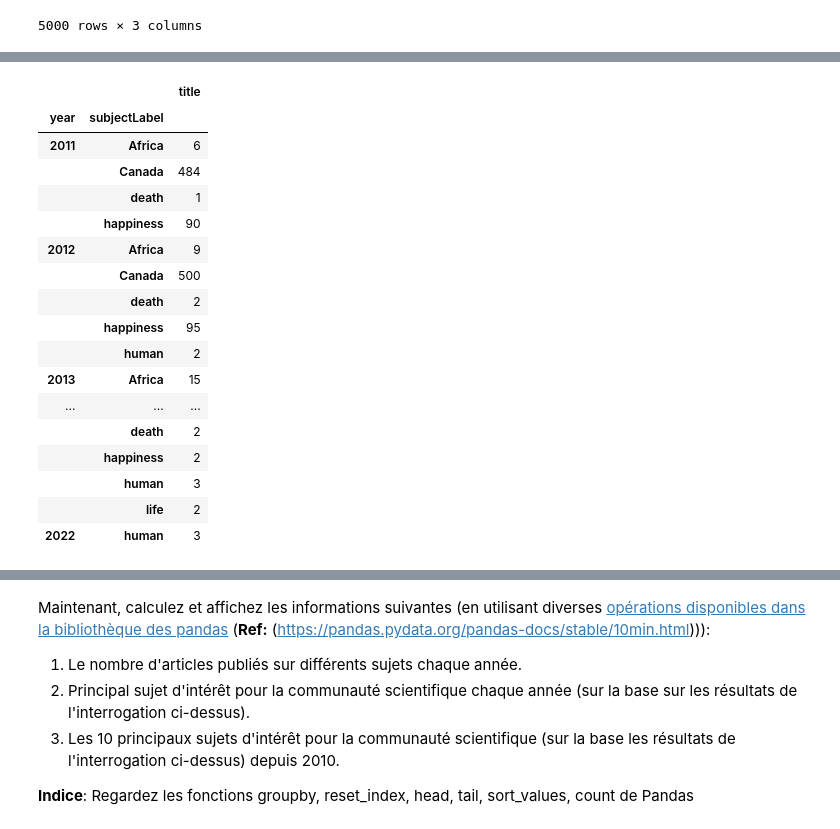
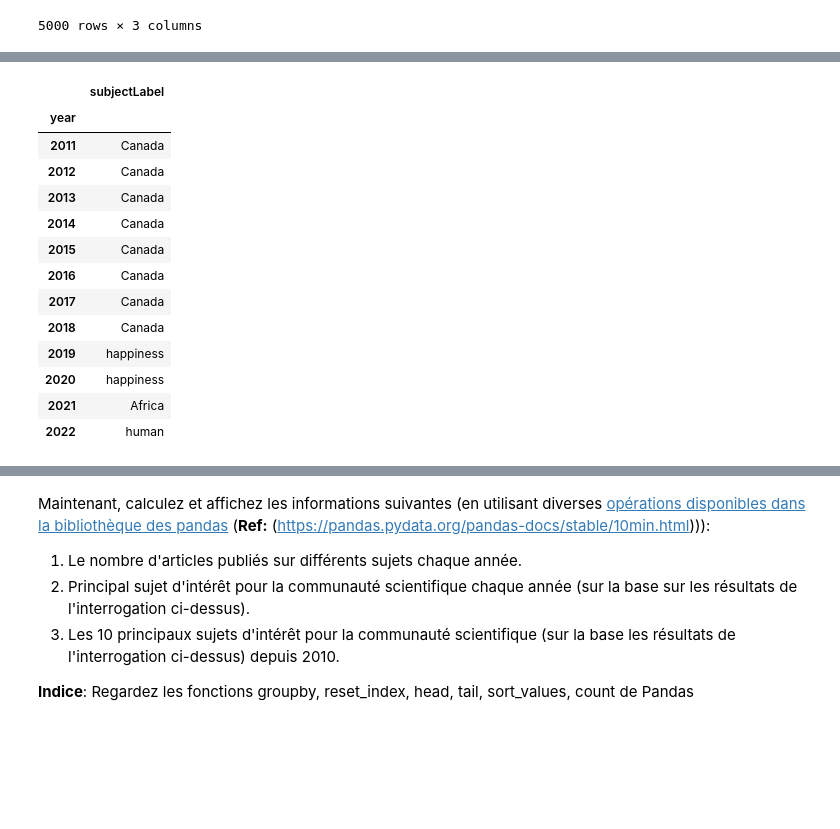
Before and after one commit to MaaatGrv/DataMining, a Jupyter notebook: fr/TP1/tp1.ipynb, the cells around one changed output, grey strips where cells are left out. Saved outputs shown, nothing was run; the diff lists cells and outputs as text; code cells hidden in the pictures; blank space fills up the shorter version.

```diff
--- a/fr/TP1/tp1.ipynb
+++ b/fr/TP1/tp1.ipynb
@@ -782,27 +825,24 @@ set1 = dataframe.groupby("year").count()
 # %%
 # Question 2 : principal sujet d'intérêt pour la communauté scientifique chaque année
 
-set2 = dataframe
-set2 = pd.DataFrame
+df2 = pd.DataFrame(dataframe,  columns=["year","subjectLabel"])
+df2 = df2.groupby(["year"]).agg(lambda x:x.value_counts().index[0])
+df2
 # %% [output]
-|  |  | title |
-| year | subjectLabel |  |
-| 2011 | Africa | 6 |
-|  | Canada | 484 |
-|  | death | 1 |
-|  | happiness | 90 |
-| 2012 | Africa | 9 |
-|  | Canada | 500 |
-|  | death | 2 |
-|  | happiness | 95 |
-|  | human | 2 |
-| 2013 | Africa | 15 |
-| ... | ... | ... |
-|  | death | 2 |
-|  | happiness | 2 |
-|  | human | 3 |
-|  | life | 2 |
-| 2022 | human | 3 |
+|  | subjectLabel |
+| year |  |
+| 2011 | Canada |
+| 2012 | Canada |
+| 2013 | Canada |
+| 2014 | Canada |
+| 2015 | Canada |
+| 2016 | Canada |
+| 2017 | Canada |
+| 2018 | Canada |
+| 2019 | happiness |
+| 2020 | happiness |
+| 2021 | Africa |
+| 2022 | human |
 # %%
 # Question 3 : Les 10 principaux sujets d'intérêt pour la communauté scientifique (sur la base les résultats de l'interrogation ci-dessus) depuis 2010.
 
```
Also changed, not shown: parts of 6 cells of this notebook, 2 other files.
